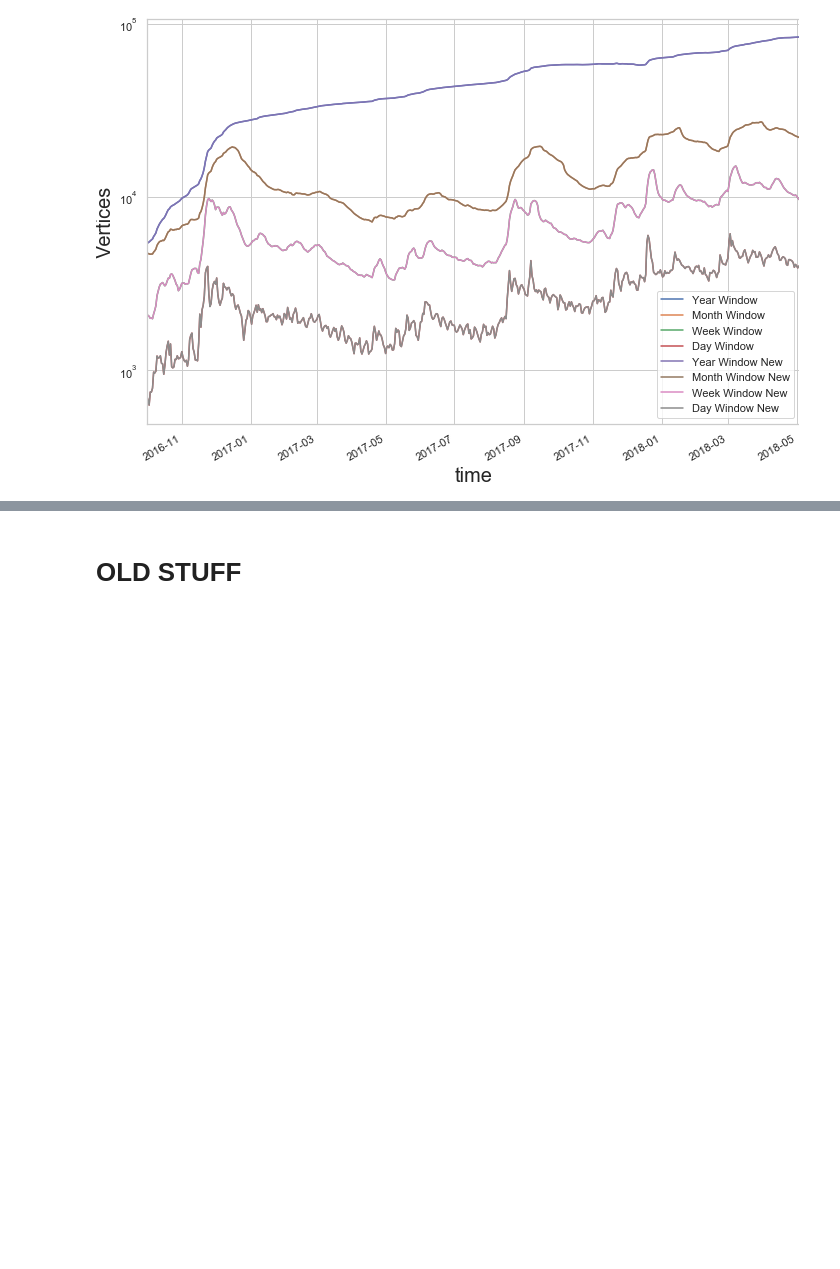
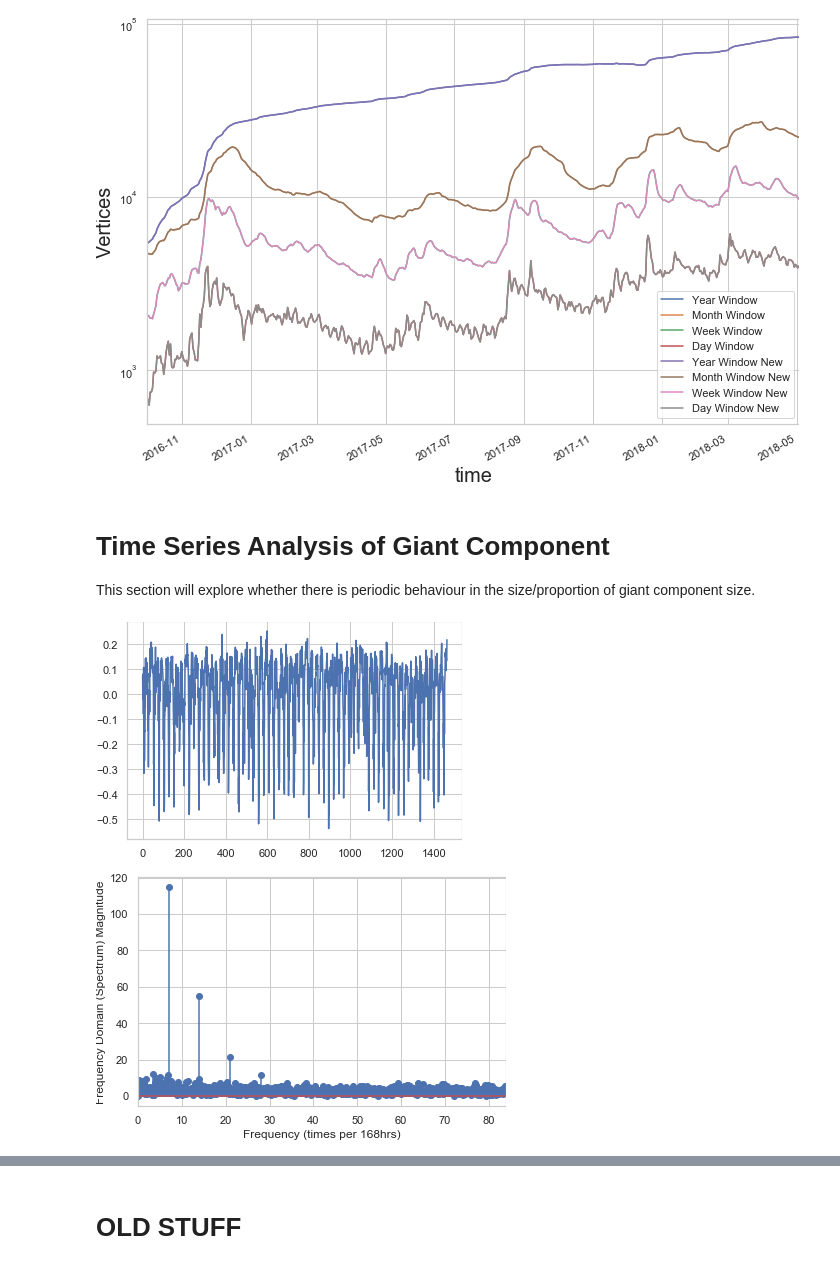
Before and after one commit to miratepuffin/Raphtory-Plots, a Jupyter notebook: Gab Plots.ipynb, the cells around one changed output, grey strips where cells are left out. Saved outputs shown, nothing was run; the diff lists cells and outputs as text; code cells hidden in the pictures; blank space fills up the shorter version.

```diff
--- a/Gab Plots.ipynb
+++ b/Gab Plots.ipynb
@@ -617,3 +675,48 @@ Empty DataFrame
 Columns: [time, windowsize, vertices, edges, degree, bestusers, viewTime, concatTime]
 Index: []
 [figure]
+# %% [markdown]
+# Time Series Analysis of Giant Component
+
+This section will explore whether there is periodic behaviour in the size/proportion of giant component size.
+# %%
+#load in the data
+
+start = "2017-09-30 23:00:00"
+end = "2017-11-30 23:00:00"
+
+with open('CC/cc1hour.json') as json_file:
+    x = json.load(json_file)
+    x= pd.DataFrame(x['views'])
+    x['index'] = pd.to_datetime(x['time'],unit='ms')
+    x['time'] = pd.to_datetime(x['time'],unit='ms')
+    x.set_index('index', inplace=True)
+    data=x[start:end]['proportion']
+# %%
+# Look at power spectrum of proportion data
+from scipy import fftpack, signal
+
+proportions_as_vector = np.array(data)
+new_proportions = signal.detrend(proportions_as_vector)
+
+# plot original data (shifted by mean)
+
+plt.plot(range(len(new_proportions)),new_proportions)
+plt.show()
+
+# get fourier series
+fs = 168
+x = fftpack.fft(new_proportions)
+freqs = fftpack.fftfreq(len(new_proportions))*fs
+
+fig, ax = plt.subplots()
+
+ax.stem(freqs, np.abs(x))
+ax.set_xlabel('Frequency (times per '+str(fs)+'hrs)')
+ax.set_xlim(0,0.5*fs)
+ax.set_ylabel('Frequency Domain (Spectrum) Magnitude')
+plt.tight_layout()
+plt.show()
+# %% [output]
+[figure, added]
+[figure, added]
```
Also changed, not shown: parts of 4 cells of this notebook, 12 other files.
